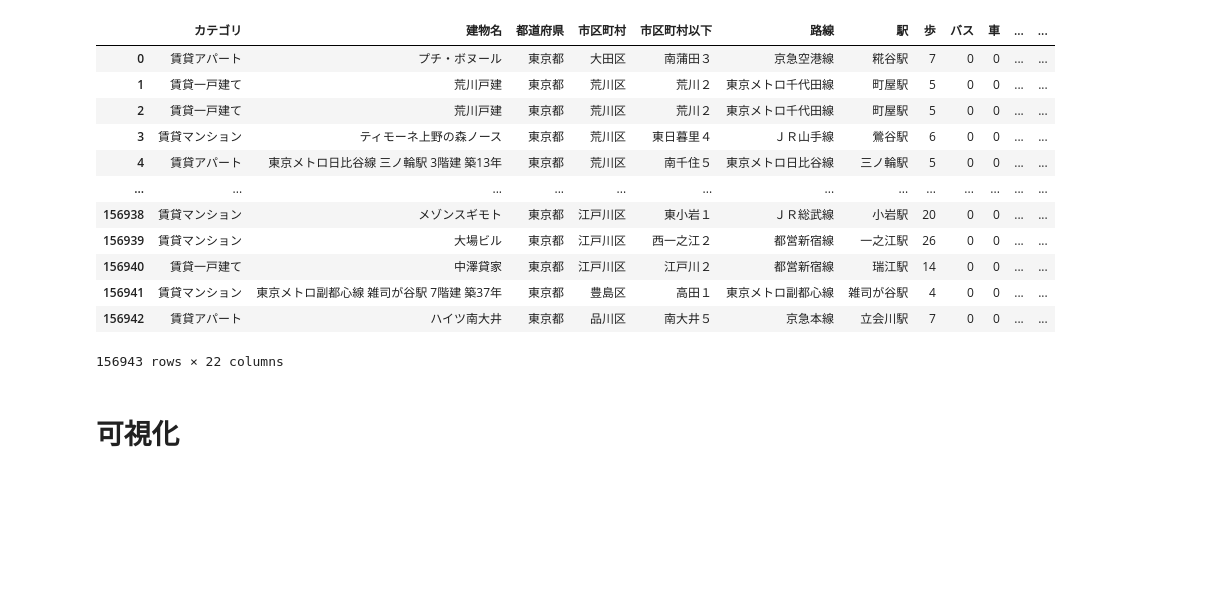
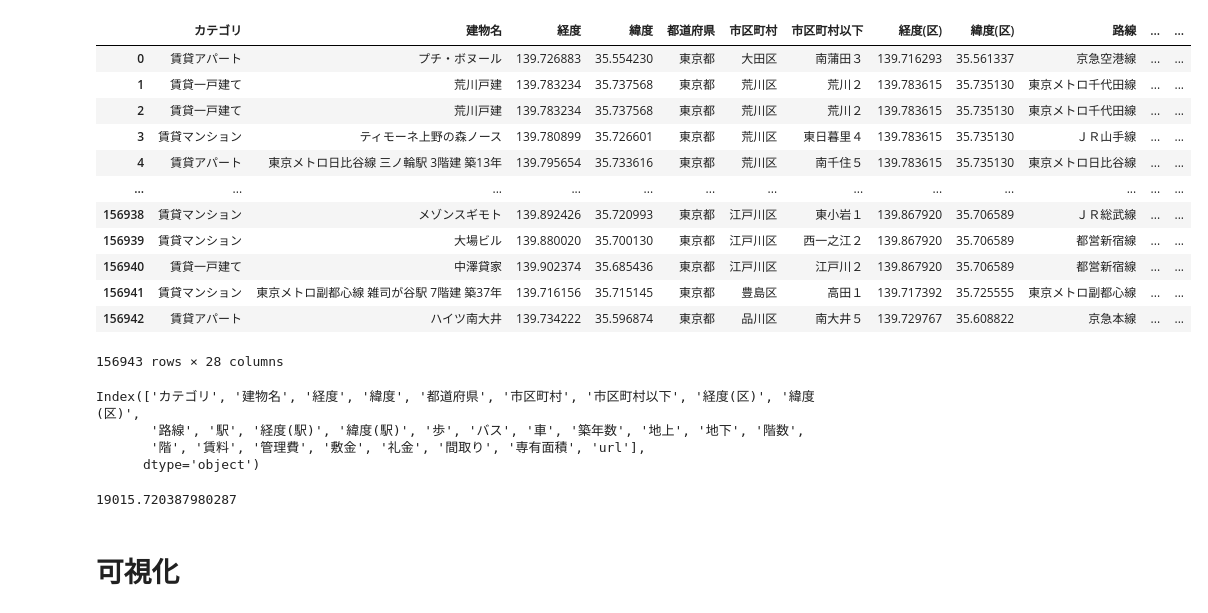
Before and after one commit to tomitayuuki/scraping_suumo, a Jupyter notebook: suumo_analytics.ipynb, the cells around one changed output. Saved outputs shown, nothing was run; the diff lists cells and outputs as text; code cells hidden in the pictures; blank space fills up the shorter version.

```diff
--- a/suumo_analytics.ipynb
+++ b/suumo_analytics.ipynb
@@ -7,20 +9,27 @@ import japanize_matplotlib
 # %%
-suumo = pd.read_csv('SuumoTokyoShaped20221012.csv')
+suumo = pd.read_csv('SuumoTokyoShaped20221018.csv')
 suumo
 # %% [output]
-|  | カテゴリ | 建物名 | 都道府県 | 市区町村 | 市区町村以下 | 路線 | 駅 | 歩 | バス | 車 | ... | ... |
-| 0 | 賃貸アパート | プチ・ボヌール | 東京都 | 大田区 | 南蒲田３ | 京急空港線 | 糀谷駅 | 7 | 0 | 0 | ... | ... |
-| 1 | 賃貸一戸建て | 荒川戸建 | 東京都 | 荒川区 | 荒川２ | 東京メトロ千代田線 | 町屋駅 | 5 | 0 | 0 | ... | ... |
-| 2 | 賃貸一戸建て | 荒川戸建 | 東京都 | 荒川区 | 荒川２ | 東京メトロ千代田線 | 町屋駅 | 5 | 0 | 0 | ... | ... |
-| 3 | 賃貸マンション | ティモーネ上野の森ノース | 東京都 | 荒川区 | 東日暮里４ | ＪＲ山手線 | 鶯谷駅 | 6 | 0 | 0 | ... | ... |
-| 4 | 賃貸アパート | 東京メトロ日比谷線 三ノ輪駅 3階建 築13年 | 東京都 | 荒川区 | 南千住５ | 東京メトロ日比谷線 | 三ノ輪駅 | 5 | 0 | 0 | ... | ... |
+|  | カテゴリ | 建物名 | 経度 | 緯度 | 都道府県 | 市区町村 | 市区町村以下 | 経度(区) | 緯度(区) | 路線 | ... | ... |
+| 0 | 賃貸アパート | プチ・ボヌール | 139.726883 | 35.554230 | 東京都 | 大田区 | 南蒲田３ | 139.716293 | 35.561337 | 京急空港線 | ... | ... |
+| 1 | 賃貸一戸建て | 荒川戸建 | 139.783234 | 35.737568 | 東京都 | 荒川区 | 荒川２ | 139.783615 | 35.735130 | 東京メトロ千代田線 | ... | ... |
+| 2 | 賃貸一戸建て | 荒川戸建 | 139.783234 | 35.737568 | 東京都 | 荒川区 | 荒川２ | 139.783615 | 35.735130 | 東京メトロ千代田線 | ... | ... |
+| 3 | 賃貸マンション | ティモーネ上野の森ノース | 139.780899 | 35.726601 | 東京都 | 荒川区 | 東日暮里４ | 139.783615 | 35.735130 | ＪＲ山手線 | ... | ... |
+| 4 | 賃貸アパート | 東京メトロ日比谷線 三ノ輪駅 3階建 築13年 | 139.795654 | 35.733616 | 東京都 | 荒川区 | 南千住５ | 139.783615 | 35.735130 | 東京メトロ日比谷線 | ... | ... |
 | ... | ... | ... | ... | ... | ... | ... | ... | ... | ... | ... | ... | ... |
-| 156938 | 賃貸マンション | メゾンスギモト | 東京都 | 江戸川区 | 東小岩１ | ＪＲ総武線 | 小岩駅 | 20 | 0 | 0 | ... | ... |
-| 156939 | 賃貸マンション | 大場ビル | 東京都 | 江戸川区 | 西一之江２ | 都営新宿線 | 一之江駅 | 26 | 0 | 0 | ... | ... |
-| 156940 | 賃貸一戸建て | 中澤貸家 | 東京都 | 江戸川区 | 江戸川２ | 都営新宿線 | 瑞江駅 | 14 | 0 | 0 | ... | ... |
-| 156941 | 賃貸マンション | 東京メトロ副都心線 雑司が谷駅 7階建 築37年 | 東京都 | 豊島区 | 高田１ | 東京メトロ副都心線 | 雑司が谷駅 | 4 | 0 | 0 | ... | ... |
-| 156942 | 賃貸アパート | ハイツ南大井 | 東京都 | 品川区 | 南大井５ | 京急本線 | 立会川駅 | 7 | 0 | 0 | ... | ... |
+| 156938 | 賃貸マンション | メゾンスギモト | 139.892426 | 35.720993 | 東京都 | 江戸川区 | 東小岩１ | 139.867920 | 35.706589 | ＪＲ総武線 | ... | ... |
+| 156939 | 賃貸マンション | 大場ビル | 139.880020 | 35.700130 | 東京都 | 江戸川区 | 西一之江２ | 139.867920 | 35.706589 | 都営新宿線 | ... | ... |
+| 156940 | 賃貸一戸建て | 中澤貸家 | 139.902374 | 35.685436 | 東京都 | 江戸川区 | 江戸川２ | 139.867920 | 35.706589 | 都営新宿線 | ... | ... |
+| 156941 | 賃貸マンション | 東京メトロ副都心線 雑司が谷駅 7階建 築37年 | 139.716156 | 35.715145 | 東京都 | 豊島区 | 高田１ | 139.717392 | 35.725555 | 東京メトロ副都心線 | ... | ... |
+| 156942 | 賃貸アパート | ハイツ南大井 | 139.734222 | 35.596874 | 東京都 | 品川区 | 南大井５ | 139.729767 | 35.608822 | 京急本線 | ... | ... |
-156943 rows × 22 columns
+156943 rows × 28 columns
+# %%
+suumo.columns
+# %% [output]
+Index(['カテゴリ', '建物名', '経度', '緯度', '都道府県', '市区町村', '市区町村以下', '経度(区)', '緯度(区)',
+       '路線', '駅', '経度(駅)', '緯度(駅)', '歩', 'バス', '車', '築年数', '地上', '地下', '階数',
+       '階', '賃料', '管理費', '敷金', '礼金', '間取り', '専有面積', 'url'],
+      dtype='object')
 # %%
 feature_name = [
     'カテゴリ',
@@ -49,3 +75,12 @@ feature_name = [
+# %%
+# 座標から距離を計算
+
+keido1, ido1 = suumo.loc[0,['経度','緯度']]
+keido2, ido2 = suumo.loc[150000,['経度','緯度']]
+
+print(distance(keido1,ido1,keido2,ido2))
+# %% [output]
+19015.720387980287
 # %% [markdown]
 # 可視化
 # %% [markdown]
```
Also changed, not shown: parts of 13 cells of this notebook, 1 other file.
